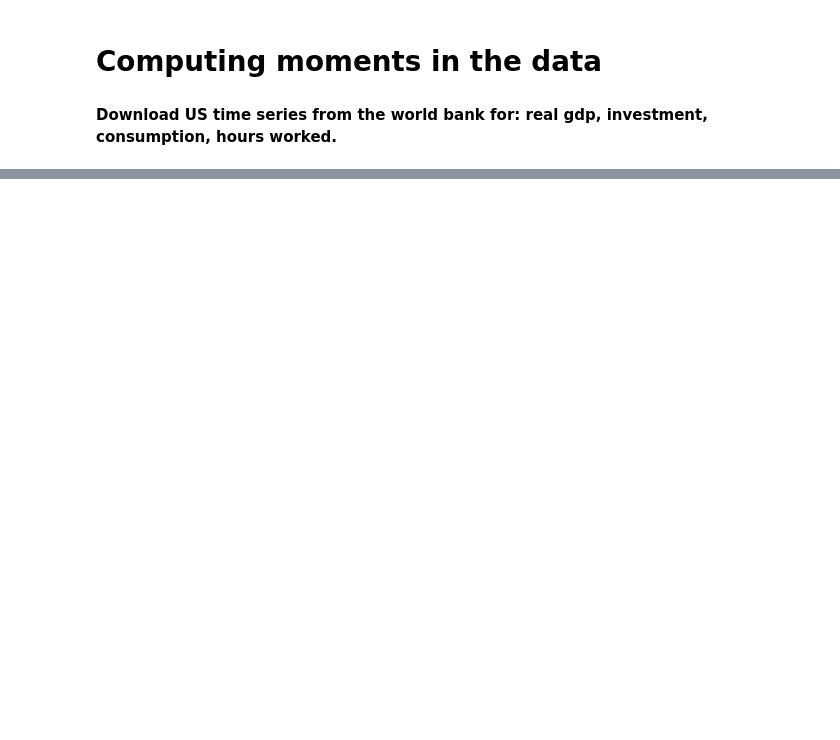
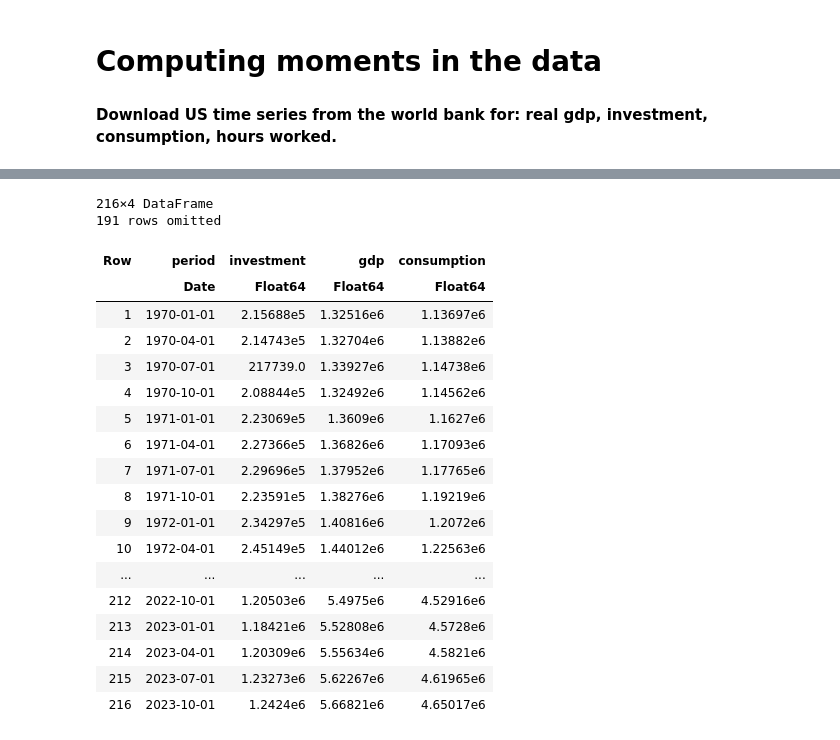
Before and after one commit to albop/ae2e6, a Jupyter notebook: tutorials/session_2/index.ipynb, the cells around one changed output, grey strips where cells are left out. Cells and saved outputs as stored; diff of their text form; code cells hidden in the pictures; blank space fills up the shorter version.

```diff
--- a/tutorials/session_2/index.ipynb
+++ b/tutorials/session_2/index.ipynb
@@ -139 +146,24 @@ using Plots
+# %%
+rename!(df,[:period, :investment, :gdp, :consumption])
+# %% [output]
+216×4 DataFrame
+191 rows omitted
+| Row | period | investment | gdp | consumption |
+|  | Date | Float64 | Float64 | Float64 |
+| 1 | 1970-01-01 | 2.15688e5 | 1.32516e6 | 1.13697e6 |
+| 2 | 1970-04-01 | 2.14743e5 | 1.32704e6 | 1.13882e6 |
+| 3 | 1970-07-01 | 217739.0 | 1.33927e6 | 1.14738e6 |
+| 4 | 1970-10-01 | 2.08844e5 | 1.32492e6 | 1.14562e6 |
+| 5 | 1971-01-01 | 2.23069e5 | 1.3609e6 | 1.1627e6 |
+| 6 | 1971-04-01 | 2.27366e5 | 1.36826e6 | 1.17093e6 |
+| 7 | 1971-07-01 | 2.29696e5 | 1.37952e6 | 1.17765e6 |
+| 8 | 1971-10-01 | 2.23591e5 | 1.38276e6 | 1.19219e6 |
+| 9 | 1972-01-01 | 2.34297e5 | 1.40816e6 | 1.2072e6 |
+| 10 | 1972-04-01 | 2.45149e5 | 1.44012e6 | 1.22563e6 |
+| ... | ... | ... | ... | ... |
+| 212 | 2022-10-01 | 1.20503e6 | 5.4975e6 | 4.52916e6 |
+| 213 | 2023-01-01 | 1.18421e6 | 5.52808e6 | 4.5728e6 |
+| 214 | 2023-04-01 | 1.20309e6 | 5.55634e6 | 4.5821e6 |
+| 215 | 2023-07-01 | 1.23273e6 | 5.62267e6 | 4.61965e6 |
+| 216 | 2023-10-01 | 1.2424e6 | 5.66821e6 | 4.65017e6 |
 # %%
```
Also changed, not shown: parts of 48 cells of this notebook, 10 other files.
